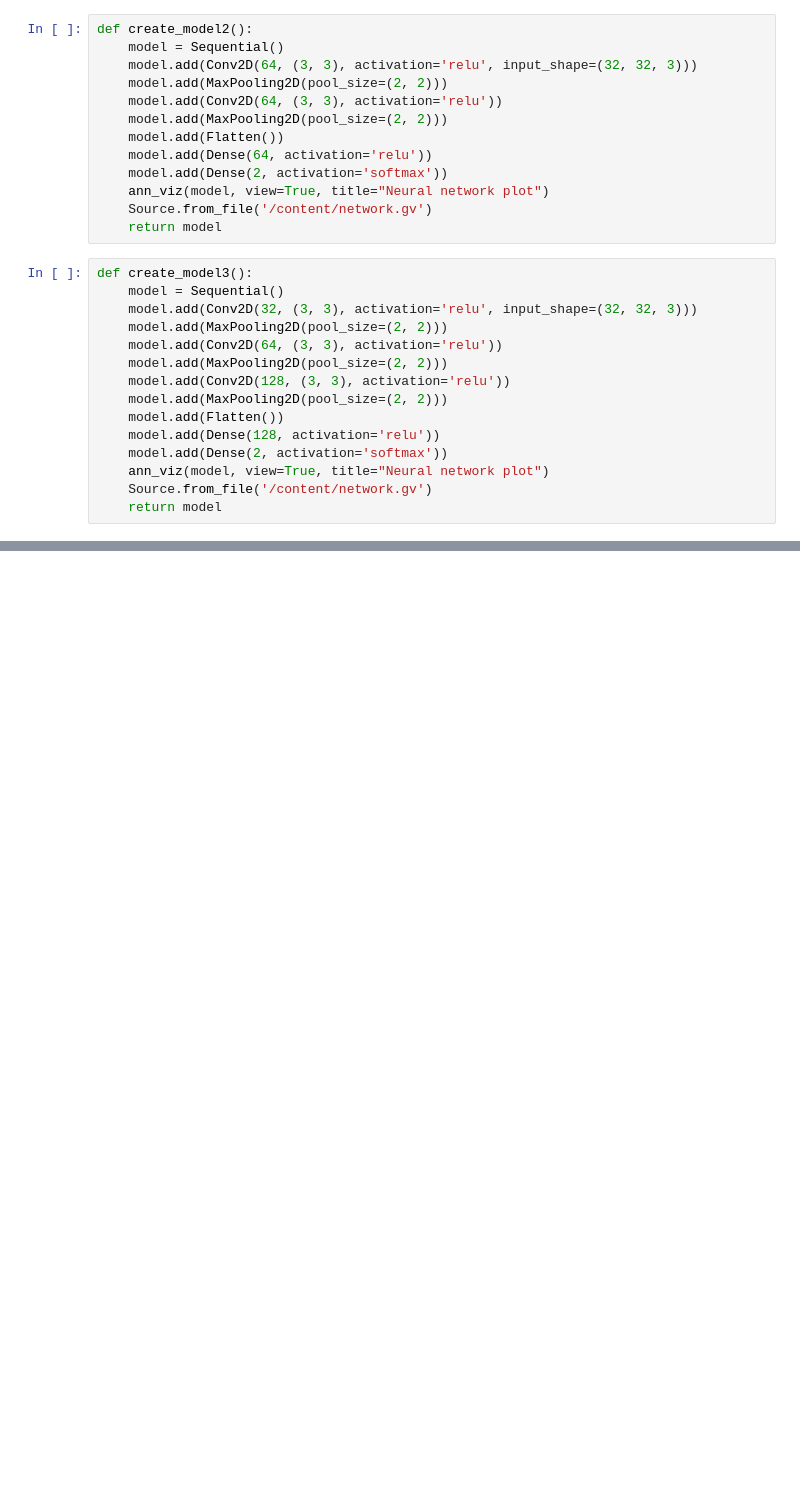
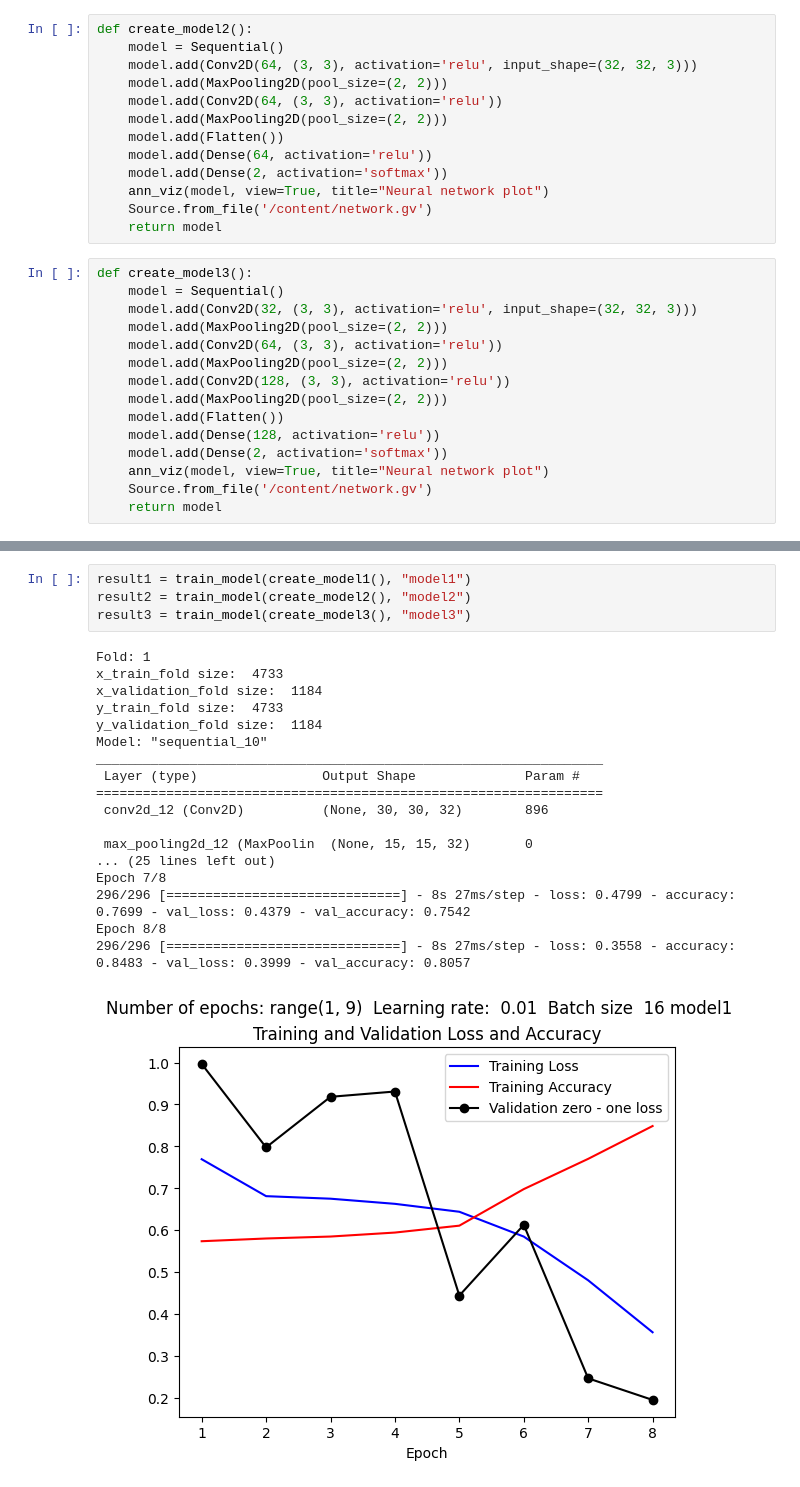
Before and after one commit to wojdylakjr/Muffin-Vs-Chihuahua, a Jupyter notebook: Muffin_vs_chihuahua_image_classification.ipynb, the cells around one changed output, grey strips where cells are left out. Cells and saved outputs as stored; diff of their text form; blank space fills up the shorter version.

```diff
--- a/Muffin_vs_chihuahua_image_classification.ipynb
+++ b/Muffin_vs_chihuahua_image_classification.ipynb
@@ -318,0 +318,23 @@ Epoch 7/8
+# %%
+result1 = train_model(create_model1(), "model1")
+result2 = train_model(create_model2(), "model2")
+result3 = train_model(create_model3(), "model3")
+# %% [output]
+Fold: 1
+x_train_fold size:  4733
+x_validation_fold size:  1184
+y_train_fold size:  4733
+y_validation_fold size:  1184
+Model: "sequential_10"
+_________________________________________________________________
+ Layer (type)                Output Shape              Param #
+=================================================================
+ conv2d_12 (Conv2D)          (None, 30, 30, 32)        896
+
+ max_pooling2d_12 (MaxPoolin  (None, 15, 15, 32)       0
+... (25 lines left out)
+Epoch 7/8
+296/296 [==============================] - 8s 27ms/step - loss: 0.4799 - accuracy: 0.7699 - val_loss: 0.4379 - val_accuracy: 0.7542
+Epoch 8/8
+296/296 [==============================] - 8s 27ms/step - loss: 0.3558 - accuracy: 0.8483 - val_loss: 0.3999 - val_accuracy: 0.8057
+[figure, added]
```
Also changed, not shown: parts of 8 cells of this notebook.
